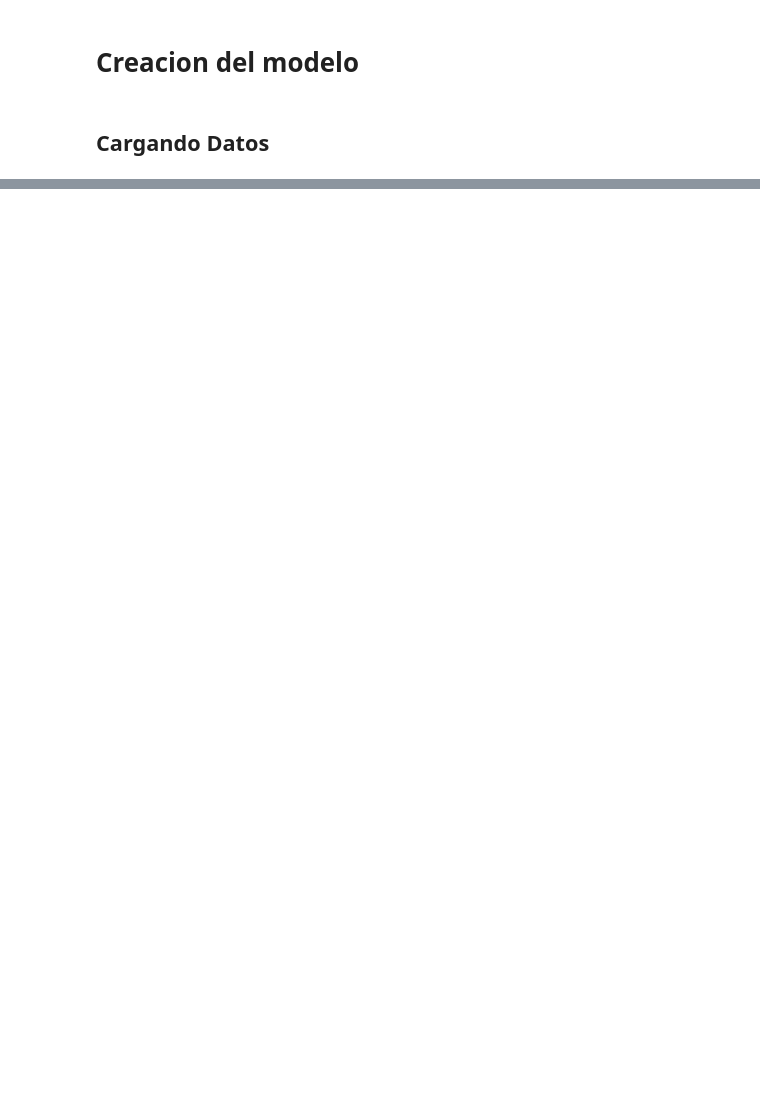
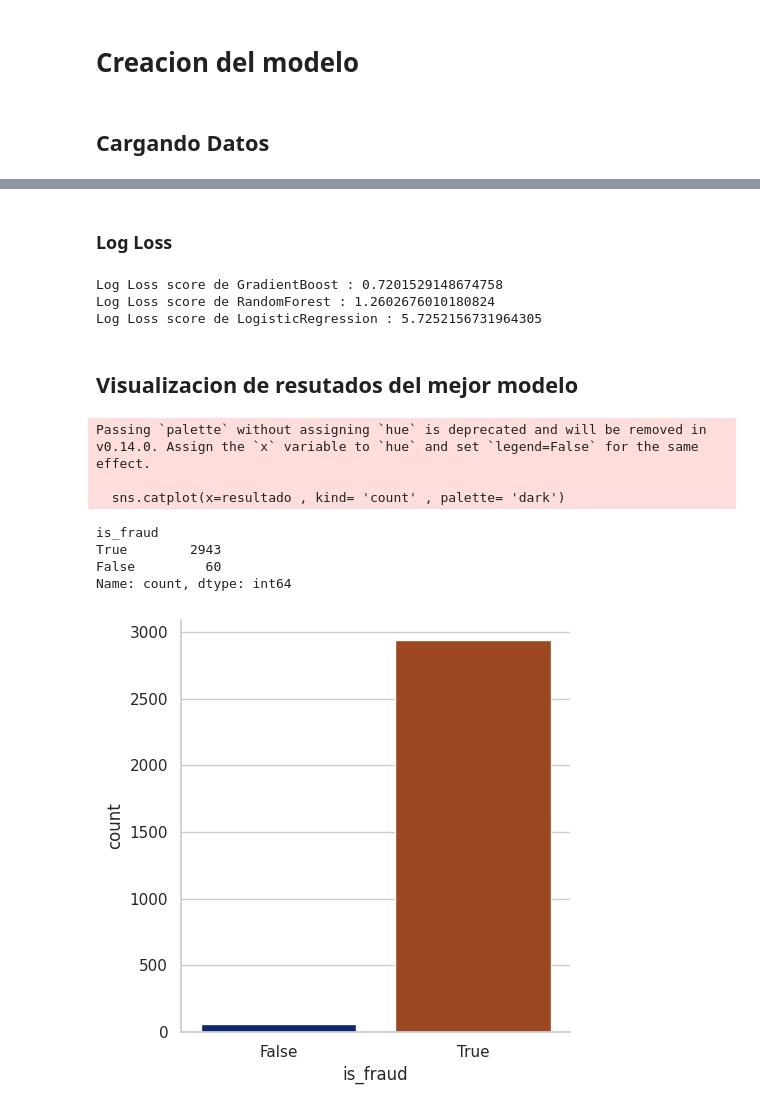
Before and after one commit to Andry-Bastidas/Predicci-n-de-Fraude-en-Transacciones-Financieras, a Jupyter notebook: notebooks/notebook-0.1.ipynb, the cells around one changed output, grey strips where cells are left out. Cells and saved outputs as stored; diff of their text form; code cells hidden in the pictures; blank space fills up the shorter version.

Commit message:
Creacion del modelo terminada

```diff
--- a/notebooks/notebook-0.1.ipynb
+++ b/notebooks/notebook-0.1.ipynb
@@ -32,0 +132,2 @@ x_train , x_test , y_train , y_test = train_test_split(X , Y , shuffle=True , te
+# %%
+grid_gb.fit(x_scaled_train , y_train)
@@ -32,0 +173,8 @@ x_train , x_test , y_train , y_test = train_test_split(X , Y , shuffle=True , te
+# %%
+model_gb = grid_gb.best_estimator_
+model_lr = grid_lr.best_estimator_
+model_rf = grid_rf.best_estimator_
+# %%
+y_predict_gb = model_gb.predict(x_scaled_test)
+y_predict_lr = model_lr.predict(x_scaled_test)
+y_predict_rf = model_rf.predict(x_scaled_test)
@@ -32,0 +195,2 @@ x_train , x_test , y_train , y_test = train_test_split(X , Y , shuffle=True , te
+# %% [markdown]
+### Log Loss
@@ -32,0 +201,30 @@ x_train , x_test , y_train , y_test = train_test_split(X , Y , shuffle=True , te
+# %%
+print(f"Log Loss score de GradientBoost : {loss_gb}")
+print(f"Log Loss score de RandomForest : {loss_rf}")
+print(f"Log Loss score de LogisticRegression : {loss_lr}")
+# %% [output]
+Log Loss score de GradientBoost : 0.7201529148674758
+Log Loss score de RandomForest : 1.2602676010180824
+Log Loss score de LogisticRegression : 5.7252156731964305
+# %% [markdown]
+## Visualizacion de resutados del mejor modelo
+# %%
+resultado = (y_test == y_predict_gb)
+resultado1 = pd.DataFrame(resultado)
+# %%
+import matplotlib.pyplot as plt
+import seaborn as sns
+
+sns.set(context='notebook' , style= 'whitegrid')
+
+sns.catplot(x=resultado , kind= 'count' , palette= 'dark')
+print(resultado1.value_counts())
+# %% [output]
+Passing `palette` without assigning `hue` is deprecated and will be removed in v0.14.0. Assign the `x` variable to `hue` and set `legend=False` for the same effect.
+
+  sns.catplot(x=resultado , kind= 'count' , palette= 'dark')
+is_fraud
+True        2943
+False         60
+Name: count, dtype: int64
+[figure, added]
```
Also changed, not shown: parts of 34 cells of this notebook, 1 other file.
